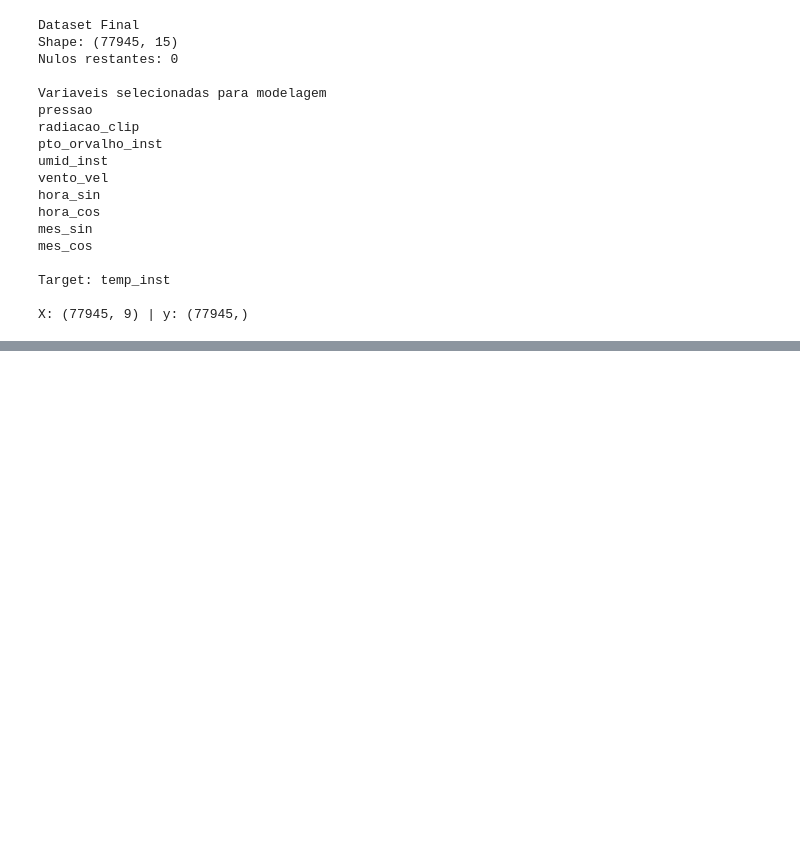
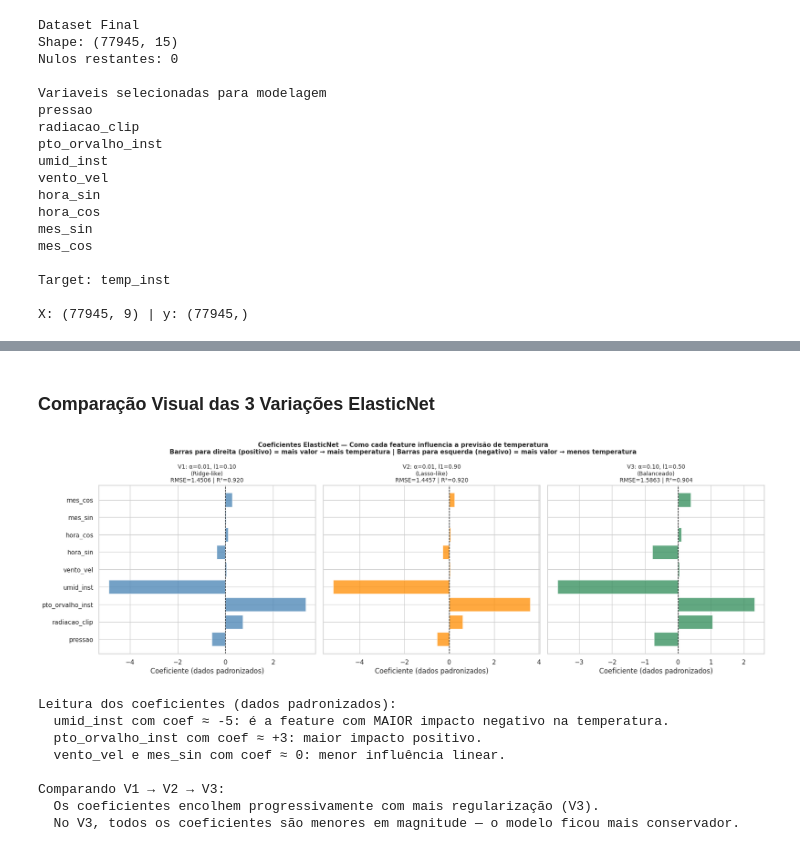
Before and after one commit to Ronaldo-Junior1/analise-dados-atividade2, a Jupyter notebook: ArquivoPrincipal.ipynb, the cells around one changed output, grey strips where cells are left out. Drawn from its saved outputs; the diff is of its cells as text; code cells hidden in the pictures; blank space fills up the shorter version.

Commit message:
Finalização do ElasticNet - Regressão linear

```diff
--- a/ArquivoPrincipal.ipynb
+++ b/ArquivoPrincipal.ipynb
@@ -399,0 +604,43 @@ X: (77945, 9) | y: (77945,)
+# %% [markdown]
+### Comparação Visual das 3 Variações ElasticNet
+# %%
+fig, axes = plt.subplots(1, 3, figsize=(18, 6), sharey=True)
+configs_plot = [
+    (coefs_v1, 'V1: α=0.01, l1=0.10\n(Ridge-like)\nRMSE=1.4506 | R²=0.920', 'steelblue'),
+    (coefs_v2, 'V2: α=0.01, l1=0.90\n(Lasso-like)\nRMSE=1.4457 | R²=0.920', 'darkorange'),
+    (coefs_v3, 'V3: α=0.10, l1=0.50\n(Balanceado)\nRMSE=1.5863 | R²=0.904', 'seagreen'),
+]
+
+for ax, (coefs, titulo, cor) in zip(axes, configs_plot):
+    bars = ax.barh(features, coefs, color=cor, alpha=0.75, edgecolor='white')
+    ax.axvline(0, color='black', linewidth=1.0, linestyle='--')
+    ax.set_title(titulo, fontsize=10)
+    ax.set_xlabel('Coeficiente (dados padronizados)')
+
+plt.suptitle(
+    'Coeficientes ElasticNet — Como cada feature influencia a previsão de temperatura\n'
+    'Barras para direita (positivo) = mais valor → mais temperatura | '
+    'Barras para esquerda (negativo) = mais valor → menos temperatura',
+    fontsize=11, fontweight='bold'
+)
+plt.tight_layout()
+plt.show()
+
+print('Leitura dos coeficientes (dados padronizados):')
+print('  umid_inst com coef ≈ -5: é a feature com MAIOR impacto negativo na temperatura.')
+print('  pto_orvalho_inst com coef ≈ +3: maior impacto positivo.')
+print('  vento_vel e mes_sin com coef ≈ 0: menor influência linear.')
+print()
+print('Comparando V1 → V2 → V3:')
+print('  Os coeficientes encolhem progressivamente com mais regularização (V3).')
+print('  No V3, todos os coeficientes são menores em magnitude — o modelo ficou mais conservador.')
+# %% [output]
+[figure, added]
+Leitura dos coeficientes (dados padronizados):
+  umid_inst com coef ≈ -5: é a feature com MAIOR impacto negativo na temperatura.
+  pto_orvalho_inst com coef ≈ +3: maior impacto positivo.
+  vento_vel e mes_sin com coef ≈ 0: menor influência linear.
+
+Comparando V1 → V2 → V3:
+  Os coeficientes encolhem progressivamente com mais regularização (V3).
+  No V3, todos os coeficientes são menores em magnitude — o modelo ficou mais conservador.
```
Also changed, not shown: parts of 13 cells of this notebook.
